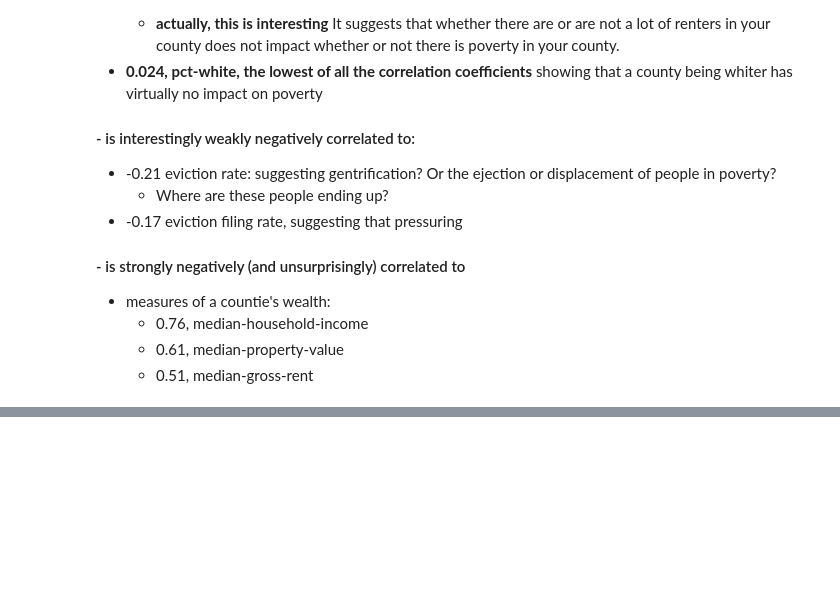
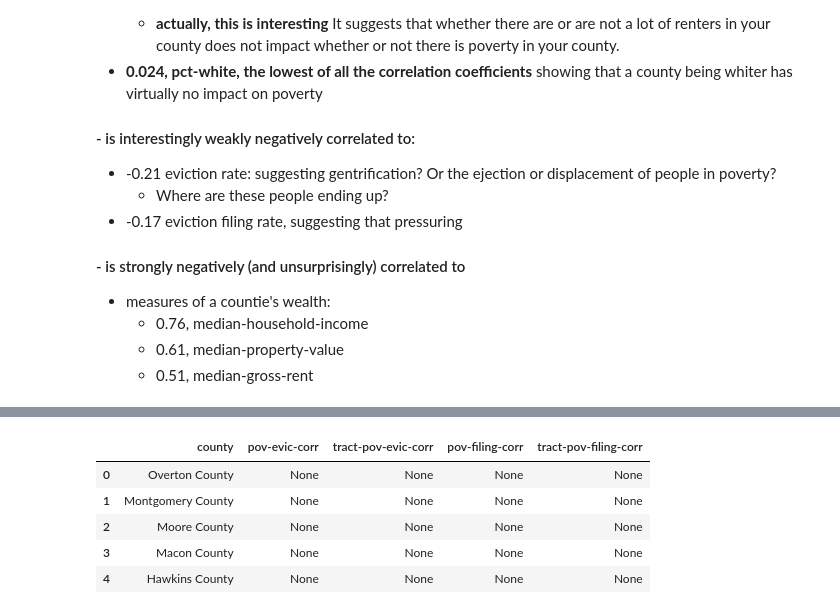
Before and after one commit to paulo-g-martinez/eviction-lab-tn-nss-capstone, a Jupyter notebook: regression-analysis-with-corrected-flags.ipynb, the cells around one changed output, grey strips where cells are left out. Drawn from its saved outputs; the diff is of its cells as text; code cells hidden in the pictures; blank space fills up the shorter version.

```diff
--- a/regression-analysis-with-corrected-flags.ipynb
+++ b/regression-analysis-with-corrected-flags.ipynb
@@ -491,0 +621,18 @@ plt.show()
+# %%
+county_correlations_df = pd.DataFrame(data = list(set(counties_evicts_df.name)),
+                                      index=range(len(set(counties_evicts_df.name))),
+                                     columns = ['county'])
+
+county_correlations_df['pov-evic-corr'] = None
+county_correlations_df['tract-pov-evic-corr'] = None
+county_correlations_df['pov-filing-corr'] = None
+county_correlations_df['tract-pov-filing-corr'] = None
+
+county_correlations_df.head(3)
+# %% [output]
+|  | county | pov-evic-corr | tract-pov-evic-corr | pov-filing-corr | tract-pov-filing-corr |
+| 0 | Overton County | None | None | None | None |
+| 1 | Montgomery County | None | None | None | None |
+| 2 | Moore County | None | None | None | None |
+| 3 | Macon County | None | None | None | None |
+| 4 | Hawkins County | None | None | None | None |
```
Also changed, not shown: parts of 17 cells of this notebook.
